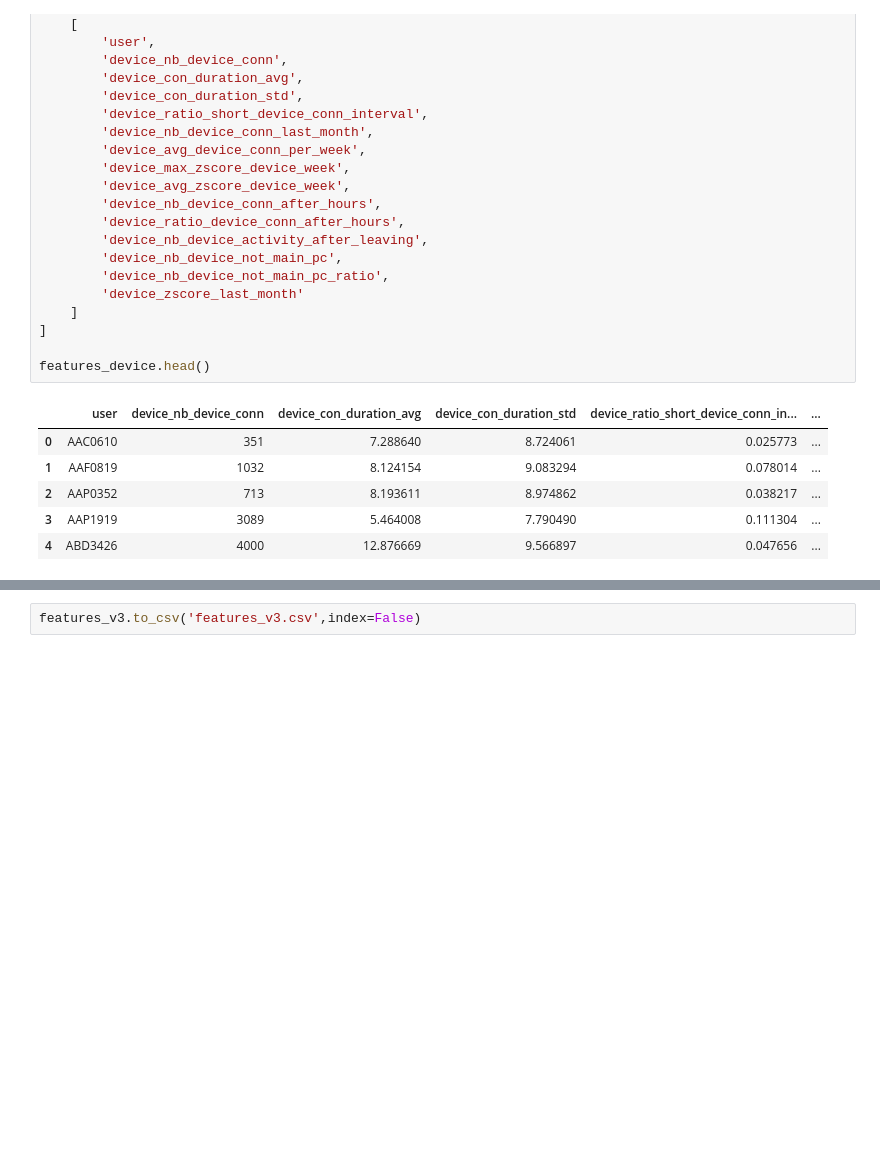
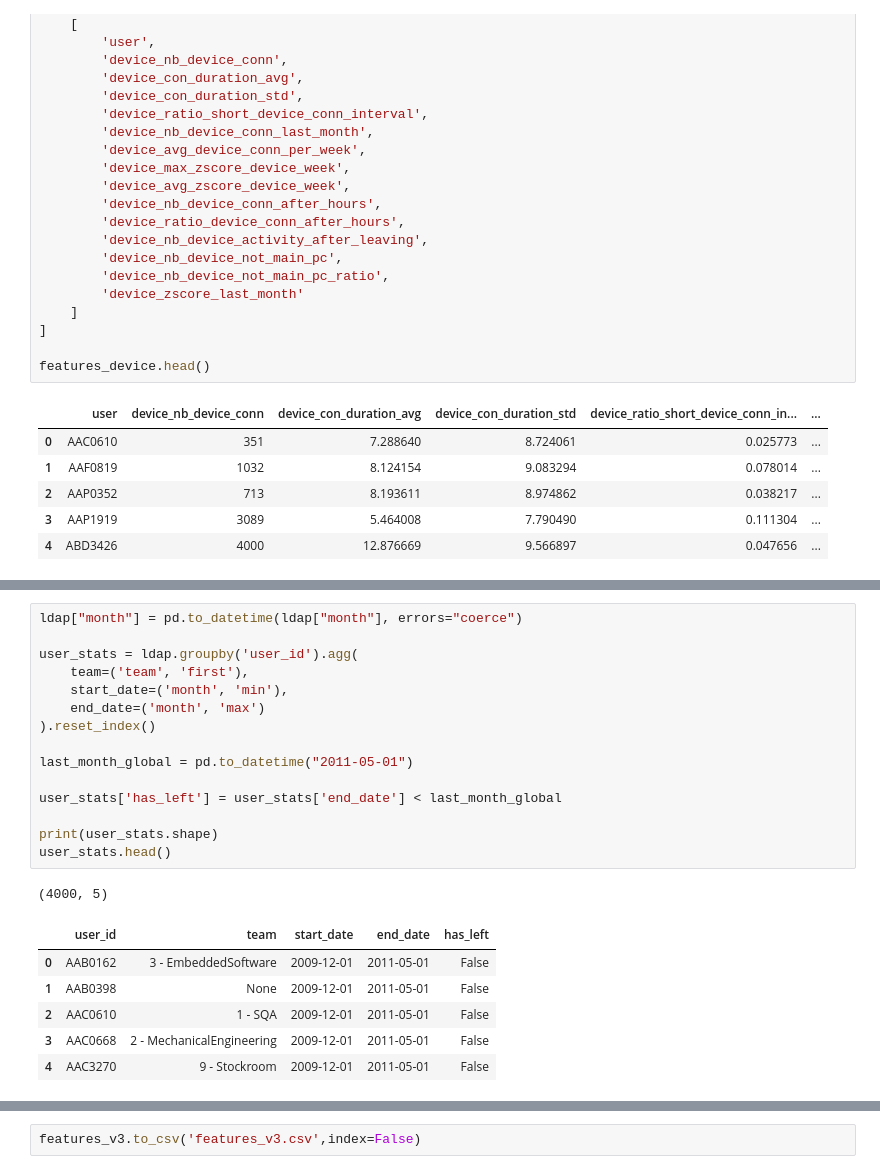
Before and after one commit to SamiKarboubi/CERT-Insider-Threat-Detection, a Jupyter notebook: features_extraction.ipynb, the cells around one changed output, grey strips where cells are left out. Cells and saved outputs as stored; diff of their text form; blank space fills up the shorter version.

```diff
--- a/features_extraction.ipynb
+++ b/features_extraction.ipynb
@@ -1333,0 +1406,23 @@ features_device.head()
+# %%
+ldap["month"] = pd.to_datetime(ldap["month"], errors="coerce")
+
+user_stats = ldap.groupby('user_id').agg(
+    team=('team', 'first'),
+    start_date=('month', 'min'),
+    end_date=('month', 'max')
+).reset_index()
+
+last_month_global = pd.to_datetime("2011-05-01")
+
+user_stats['has_left'] = user_stats['end_date'] < last_month_global
+
+print(user_stats.shape)
+user_stats.head()
+# %% [output]
+(4000, 5)
+|  | user_id | team | start_date | end_date | has_left |
+| 0 | AAB0162 | 3 - EmbeddedSoftware | 2009-12-01 | 2011-05-01 | False |
+| 1 | AAB0398 | None | 2009-12-01 | 2011-05-01 | False |
+| 2 | AAC0610 | 1 - SQA | 2009-12-01 | 2011-05-01 | False |
+| 3 | AAC0668 | 2 - MechanicalEngineering | 2009-12-01 | 2011-05-01 | False |
+| 4 | AAC3270 | 9 - Stockroom | 2009-12-01 | 2011-05-01 | False |
```
Also changed, not shown: parts of 36 cells of this notebook, 1 other file.
